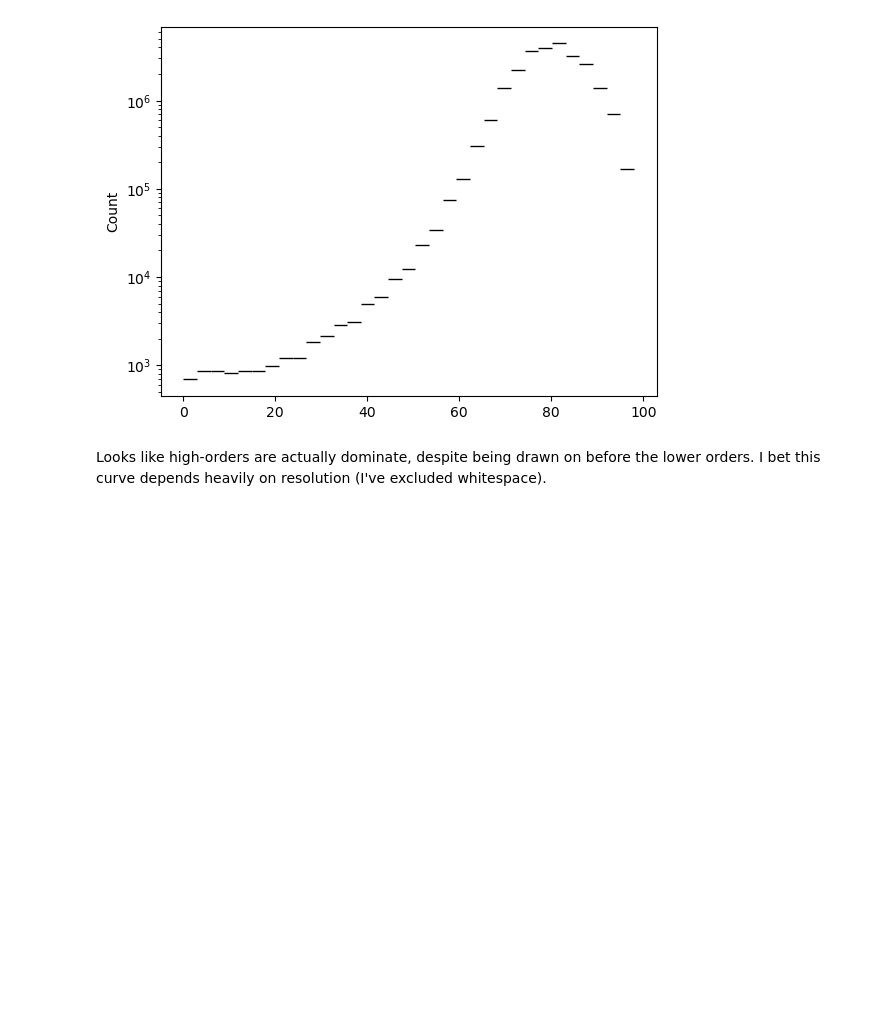
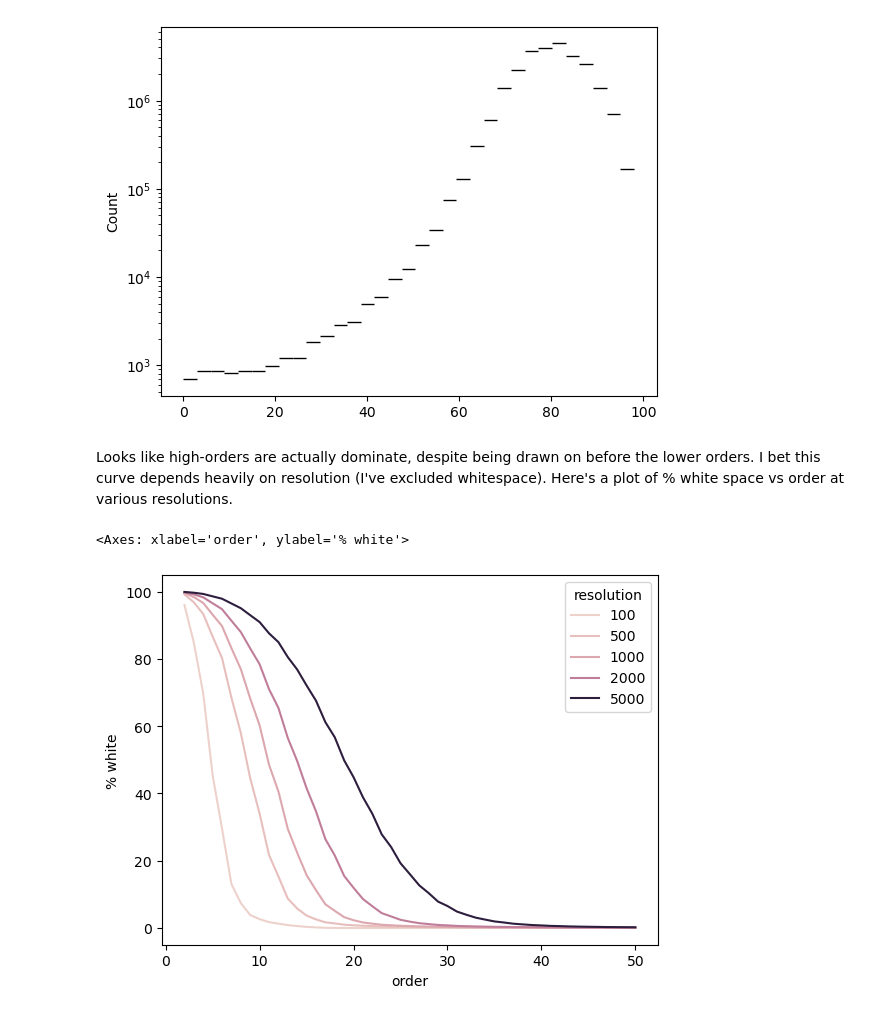
Before and after one commit to andrew-koren/learn-bmad, a Jupyter notebook: project_4/project_4.ipynb, the cells around one changed output. Drawn from its saved outputs; the diff is of its cells as text; code cells hidden in the pictures; blank space fills up the shorter version.

```diff
--- a/project_4/project_4.ipynb
+++ b/project_4/project_4.ipynb
@@ -219,4 +221,23 @@ print(
 80.24530304 81.0 0
 [figure]
 # %% [markdown]
-Looks like high-orders are actually dominate, despite being drawn on before the lower orders. I bet this curve depends heavily on resolution (I've excluded whitespace).
+Looks like high-orders are actually dominate, despite being drawn on before the lower orders. I bet this curve depends heavily on resolution (I've excluded whitespace). Here's a plot of % white space vs order at various resolutions.
+# %%
+max_order = 50
+resolutions = [100, 500, 1000, 2000, 5000]
+percent_white = []
+
+for resolution in resolutions:
+    img = None
+    total_pixels = resolution * resolution
+    for order in range(2, max_order+1):
+        p0, p1 = get_ends(order)
+        img = draw_lines(p0, p1, (0,0,0), img=img, resolution = resolution)
+        percent_white.append((order, resolution, np.sum(img[...,0] == 255) / total_pixels *100))
+
+result = pd.DataFrame(percent_white, columns=['order', 'resolution', '% white'])
+
+sns.lineplot(result, x='order', y='% white', hue='resolution')
+# %% [output]
+<Axes: xlabel='order', ylabel='% white'>
+[figure, added]
```
Also changed, not shown: parts of 15 cells of this notebook.
